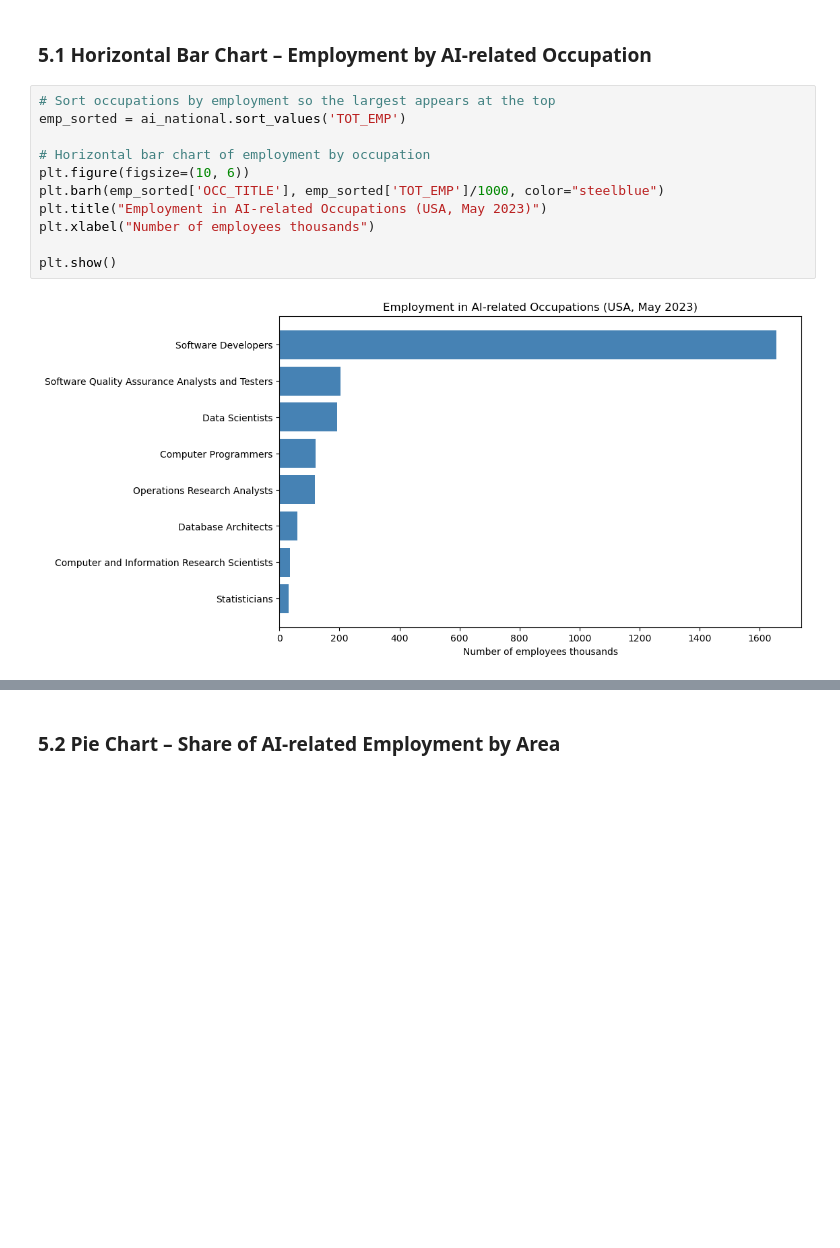
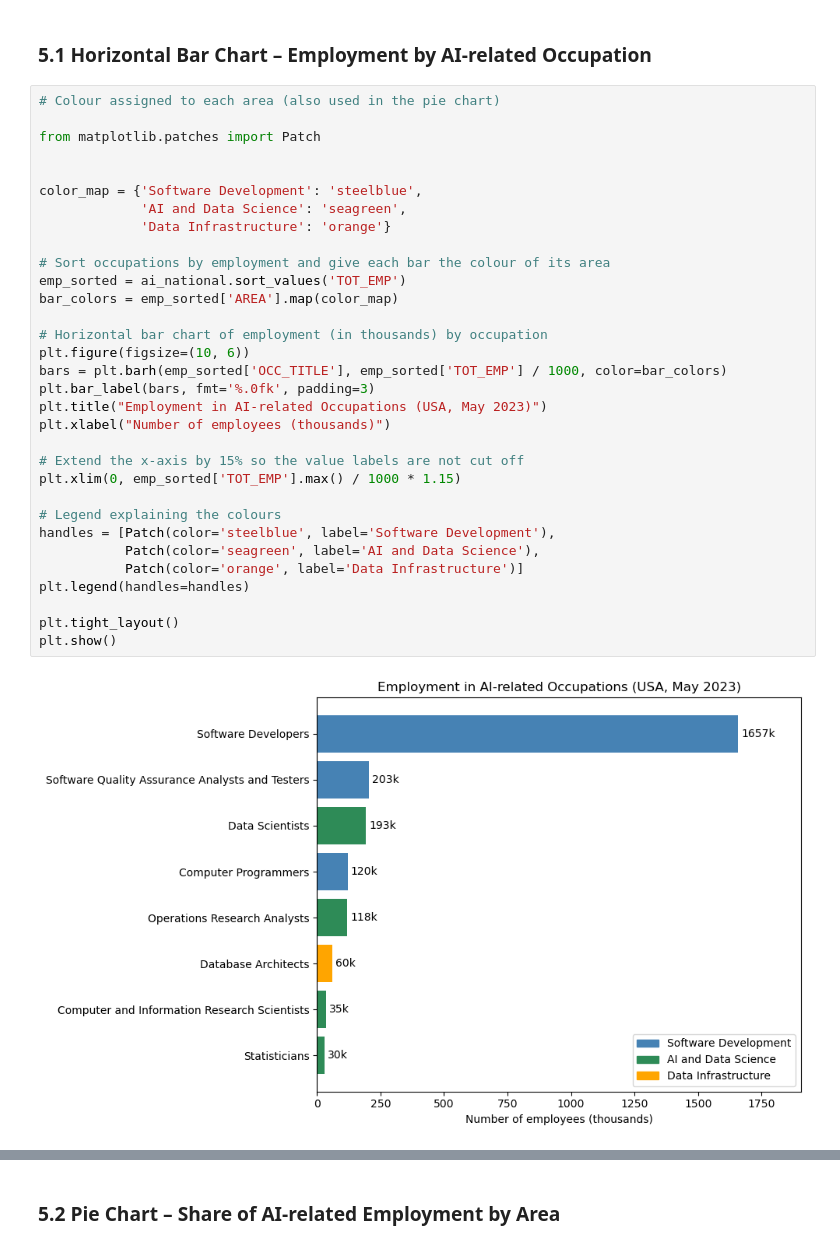
Before and after one commit to 2023357/data-vis-ca1, a Jupyter notebook: CA1_Data_Visualisation.ipynb, the cells around one changed output, grey strips where cells are left out. Cells and saved outputs as stored; diff of their text form; blank space fills up the shorter version.

Commit message:
Improve employment charts with value labels, field colours and donut chart

```diff
--- a/CA1_Data_Visualisation.ipynb
+++ b/CA1_Data_Visualisation.ipynb
@@ -255,18 +255,39 @@ Two filtered datasets were created for the visualisations:
 # %% [markdown]
 ### 5.1 Horizontal Bar Chart – Employment by AI-related Occupation
 # %%
-# Sort occupations by employment so the largest appears at the top
+# Colour assigned to each area (also used in the pie chart)
+
+from matplotlib.patches import Patch
+
+
+color_map = {'Software Development': 'steelblue',
+             'AI and Data Science': 'seagreen',
+             'Data Infrastructure': 'orange'}
+
+# Sort occupations by employment and give each bar the colour of its area
 emp_sorted = ai_national.sort_values('TOT_EMP')
+bar_colors = emp_sorted['AREA'].map(color_map)
 
-# Horizontal bar chart of employment by occupation
+# Horizontal bar chart of employment (in thousands) by occupation
 plt.figure(figsize=(10, 6))
-plt.barh(emp_sorted['OCC_TITLE'], emp_sorted['TOT_EMP']/1000, color="steelblue")
+bars = plt.barh(emp_sorted['OCC_TITLE'], emp_sorted['TOT_EMP'] / 1000, color=bar_colors)
+plt.bar_label(bars, fmt='%.0fk', padding=3)
 plt.title("Employment in AI-related Occupations (USA, May 2023)")
-plt.xlabel("Number of employees thousands")
+plt.xlabel("Number of employees (thousands)")
 
+# Extend the x-axis by 15% so the value labels are not cut off
+plt.xlim(0, emp_sorted['TOT_EMP'].max() / 1000 * 1.15)
+
+# Legend explaining the colours
+handles = [Patch(color='steelblue', label='Software Development'),
+           Patch(color='seagreen', label='AI and Data Science'),
+           Patch(color='orange', label='Data Infrastructure')]
+plt.legend(handles=handles)
+
+plt.tight_layout()
 plt.show()
 # %% [output]
-[figure, old version]
+[figure, new version]
 # %% [markdown]
 - **Objective:** To compare how many people were employed in each AI-related occupation in the USA in May 2023, and identify which occupations employ the most workers.
 
```
Also changed, not shown: parts of 3 cells of this notebook.
